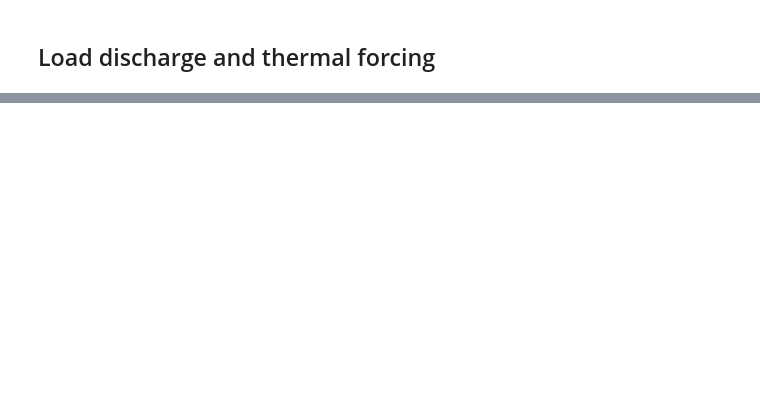
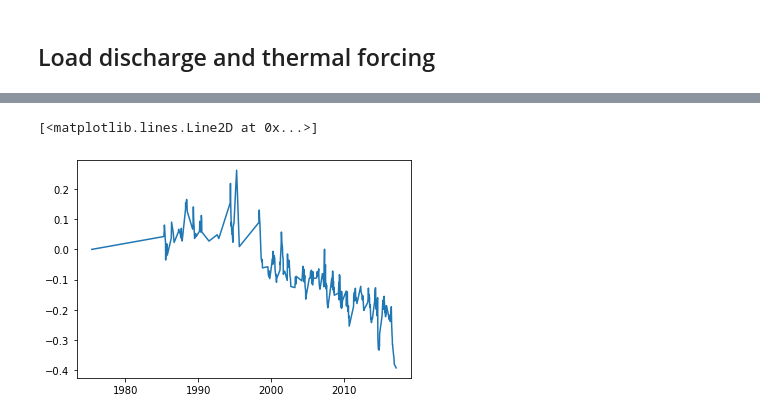
Before and after one commit to dfelikson/GrIS_Outlet_Glacier_Seasonal_dhdt, a Jupyter notebook: basins_on_model_mesh.ipynb, the cells around one changed output, grey strips where cells are left out. Saved outputs shown, nothing was run; the diff lists cells and outputs as text; code cells hidden in the pictures; blank space fills up the shorter version.

```diff
--- a/basins_on_model_mesh.ipynb
+++ b/basins_on_model_mesh.ipynb
@@ -92,0 +192,5 @@ Q = glacier0013['RACMO']['Q']
+# %%
+plt.plot(glacier0053['termpos']['t'],glacier0053['termpos']['L'])
+# %% [output]
+[<matplotlib.lines.Line2D at 0x...>]
+[figure, added]
```
Also changed, not shown: parts of 15 cells of this notebook.
